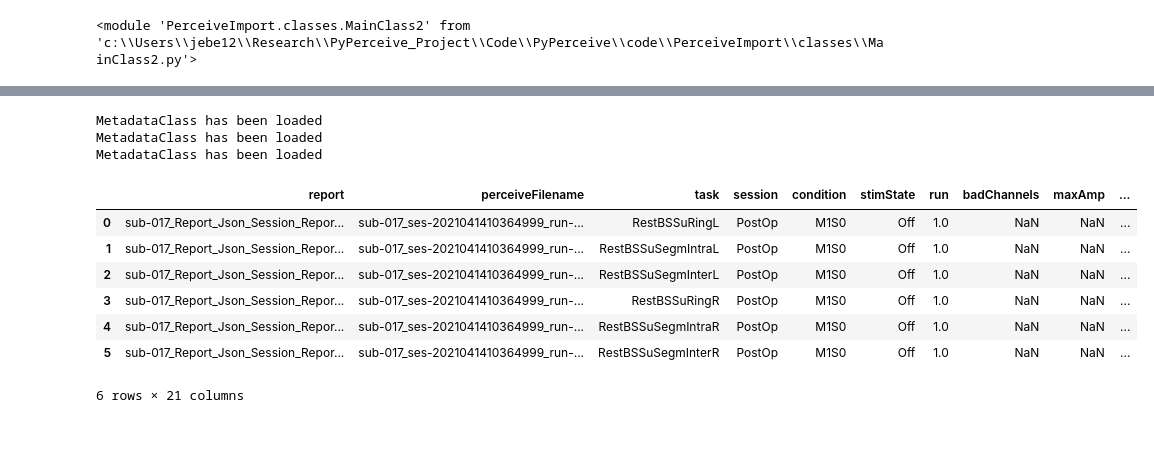
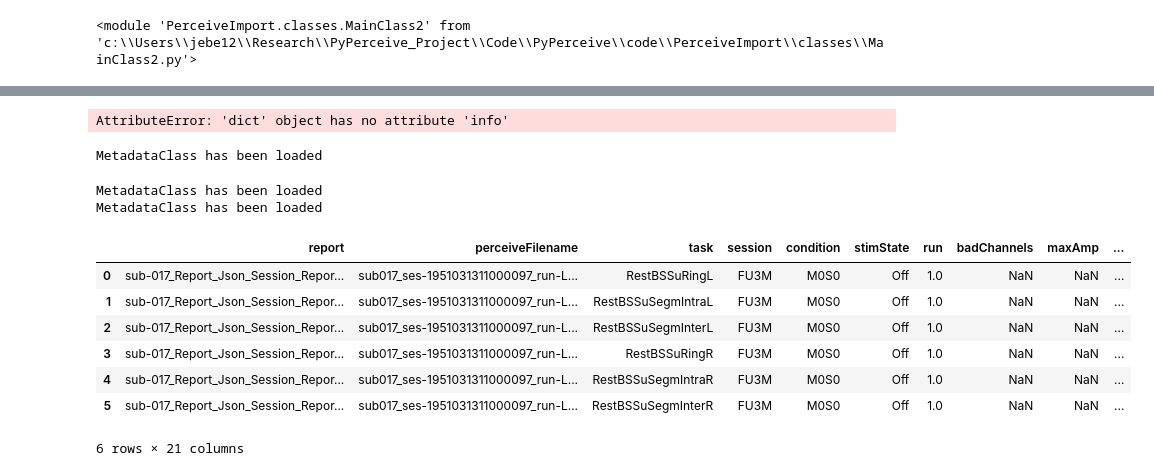
Before and after one commit to jgvhabets/PyPerceive, a Jupyter notebook: code/notebooks/percept_tf_analysis.ipynb, the cells around one changed output, grey strips where cells are left out. Cells and saved outputs as stored; diff of their text form; code cells hidden in the pictures; blank space fills up the shorter version.

Commit message:
added metadatamethods, added load_mne function

```diff
--- a/code/notebooks/percept_tf_analysis.ipynb
+++ b/code/notebooks/percept_tf_analysis.ipynb
@@ -107,51 +127,58 @@ sub017.Survey.PostOp.M0S0.metadata_selection
+# %%
+rawsub017.info.keys() #info["ch_names"]
+# %% [output]
+AttributeError: 'dict' object has no attribute 'info'
 # %%
-# Beispiel: ich möchte von sub 017, alle Survey files für jeden Timepoint (session)
+# Beispiel: ich möchte von sub 017, alle Survey files vom M0S0 für jeden Timepoint (session)
 # erstelle je 1 DF für jede session
 
 sub017_PostOp = mainclass.PerceiveData(
     sub = "017",
     incl_modalities=["Survey"],
     incl_session = ["PostOp"],
-    #incl_condition =["M0S0"],
+    incl_condition =["M0S0"],
     #incl_task = ["RestBSSuRingR", "RestBSSuRingL"]
     )
 
 sub017_FU3M = mainclass.PerceiveData(
     sub = "017",
     incl_modalities=["Survey"],
     incl_session = ["FU3M"],
-    #incl_condition =["M0S0"],
+    incl_condition =["M0S0"],
     #incl_task = ["RestBSSuRingR", "RestBSSuRingL"]
     )
 
 sub017_FU12M = mainclass.PerceiveData(
     sub = "017",
     incl_modalities=["Survey"],
     incl_session = ["FU12M"],
-    #incl_condition =["M0S0"],
+    incl_condition =["M0S0"],
     #incl_task = ["RestBSSuRingR", "RestBSSuRingL"]
     )
 
-sub017_dict = {
-    "017PostOp_DF": sub017_PostOp.Survey.PostOp.metadata_selection,
-    "017PostOp_paths":sub017_PostOp.Survey.PostOp.matpath_list,
-    "017FU3M_DF": sub017_FU3M.Survey.FU3M.metadata_selection,
-    "017FU3M_paths": sub017_FU3M.Survey.FU3M.matpath_list,
-    "017FU12M_DF": sub017_FU12M.Survey.FU12M.metadata_selection,
-    "017FU12M_paths": sub017_FU12M.Survey.FU12M.matpath_list
+sub017_DF = {
+    "017PostOp": sub017_PostOp.Survey.PostOp.M0S0.metadata_selection,
+    "017FU3M": sub017_FU3M.Survey.FU3M.M0S0.metadata_selection,
+    "017FU12M": sub017_FU12M.Survey.FU12M.M0S0.metadata_selection,
 }
 
-#sub017_dict["017PostOp_DF"]#, sub017_dict["017FU3M_DF"], sub017_dict["017FU12M_DF"]
-sub017_dict["017PostOp_DF"]
+sub017_paths = {
+    "017PostOp":sub017_PostOp.Survey.PostOp.M0S0.matpath_list,
+    "017FU3M": sub017_FU3M.Survey.FU3M.M0S0.matpath_list,
+    "017FU12M": sub017_FU12M.Survey.FU12M.M0S0.matpath_list
+}
+
+
+sub017_DF["017FU3M"]
 # %% [output]
 MetadataClass has been loaded
-MetadataClass has been loaded
-MetadataClass has been loaded
+MetadataClass has been loaded
+MetadataClass has been loaded
 |  | report | perceiveFilename | task | session | condition | stimState | run | badChannels | maxAmp | ... |
-| 0 | sub-017_Report_Json_Session_Repor... | sub-017_ses-2021041410364999_run-... | RestBSSuRingL | PostOp | M1S0 | Off | 1.0 | NaN | NaN | ... |
-| 1 | sub-017_Report_Json_Session_Repor... | sub-017_ses-2021041410364999_run-... | RestBSSuSegmIntraL | PostOp | M1S0 | Off | 1.0 | NaN | NaN | ... |
-| 2 | sub-017_Report_Json_Session_Repor... | sub-017_ses-2021041410364999_run-... | RestBSSuSegmInterL | PostOp | M1S0 | Off | 1.0 | NaN | NaN | ... |
-| 3 | sub-017_Report_Json_Session_Repor... | sub-017_ses-2021041410364999_run-... | RestBSSuRingR | PostOp | M1S0 | Off | 1.0 | NaN | NaN | ... |
-| 4 | sub-017_Report_Json_Session_Repor... | sub-017_ses-2021041410364999_run-... | RestBSSuSegmIntraR | PostOp | M1S0 | Off | 1.0 | NaN | NaN | ... |
-| 5 | sub-017_Report_Json_Session_Repor... | sub-017_ses-2021041410364999_run-... | RestBSSuSegmInterR | PostOp | M1S0 | Off | 1.0 | NaN | NaN | ... |
+| 0 | sub-017_Report_Json_Session_Repor... | sub017_ses-1951031311000097_run-L... | RestBSSuRingL | FU3M | M0S0 | Off | 1.0 | NaN | NaN | ... |
+| 1 | sub-017_Report_Json_Session_Repor... | sub017_ses-1951031311000097_run-L... | RestBSSuSegmIntraL | FU3M | M0S0 | Off | 1.0 | NaN | NaN | ... |
+| 2 | sub-017_Report_Json_Session_Repor... | sub017_ses-1951031311000097_run-L... | RestBSSuSegmInterL | FU3M | M0S0 | Off | 1.0 | NaN | NaN | ... |
+| 3 | sub-017_Report_Json_Session_Repor... | sub017_ses-1951031311000097_run-L... | RestBSSuRingR | FU3M | M0S0 | Off | 1.0 | NaN | NaN | ... |
+| 4 | sub-017_Report_Json_Session_Repor... | sub017_ses-1951031311000097_run-L... | RestBSSuSegmIntraR | FU3M | M0S0 | Off | 1.0 | NaN | NaN | ... |
+| 5 | sub-017_Report_Json_Session_Repor... | sub017_ses-1951031311000097_run-L... | RestBSSuSegmInterR | FU3M | M0S0 | Off | 1.0 | NaN | NaN | ... |
-6 rows × 21 columns
+6 rows × 21 columns
```
Also changed, not shown: parts of 10 cells of this notebook, 11 other files.
